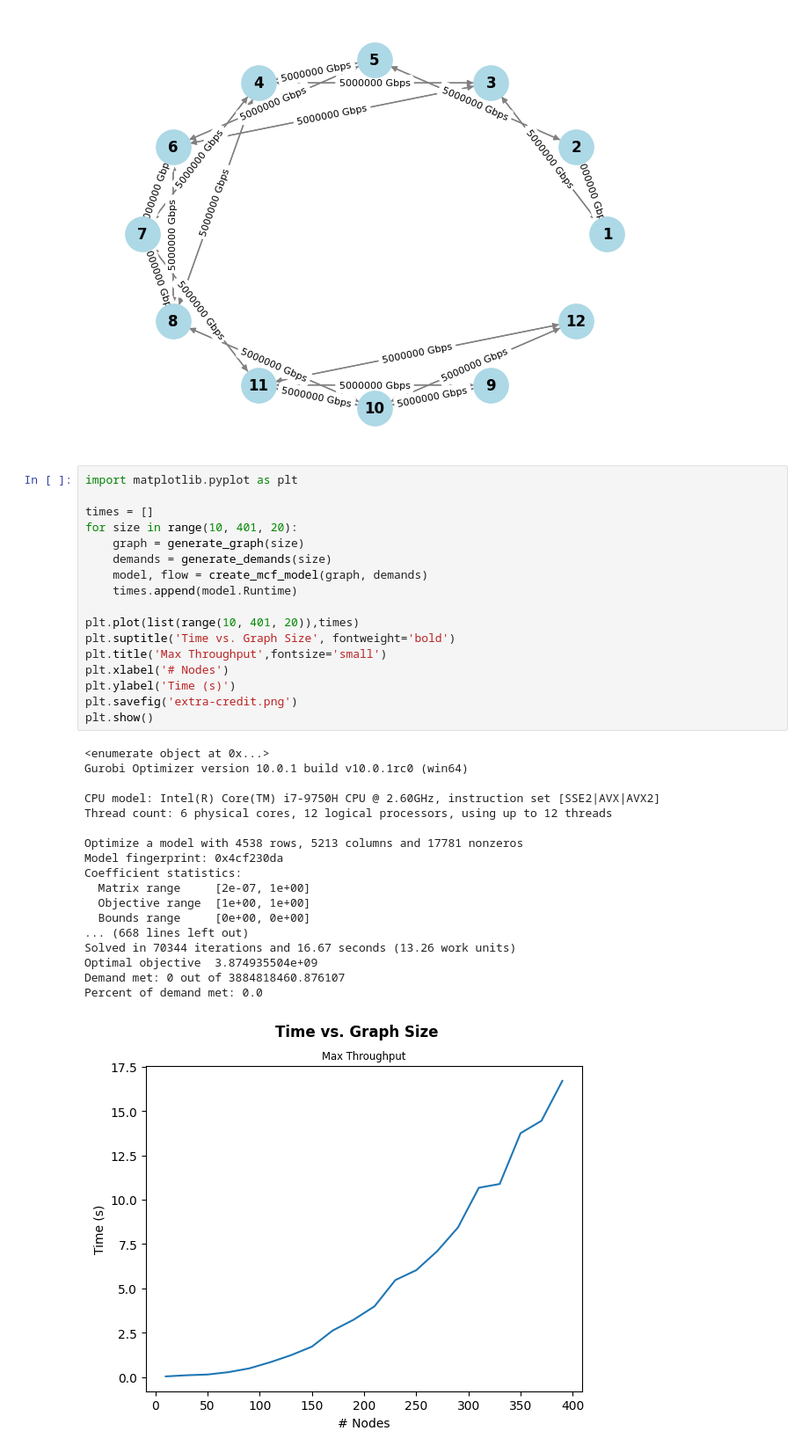
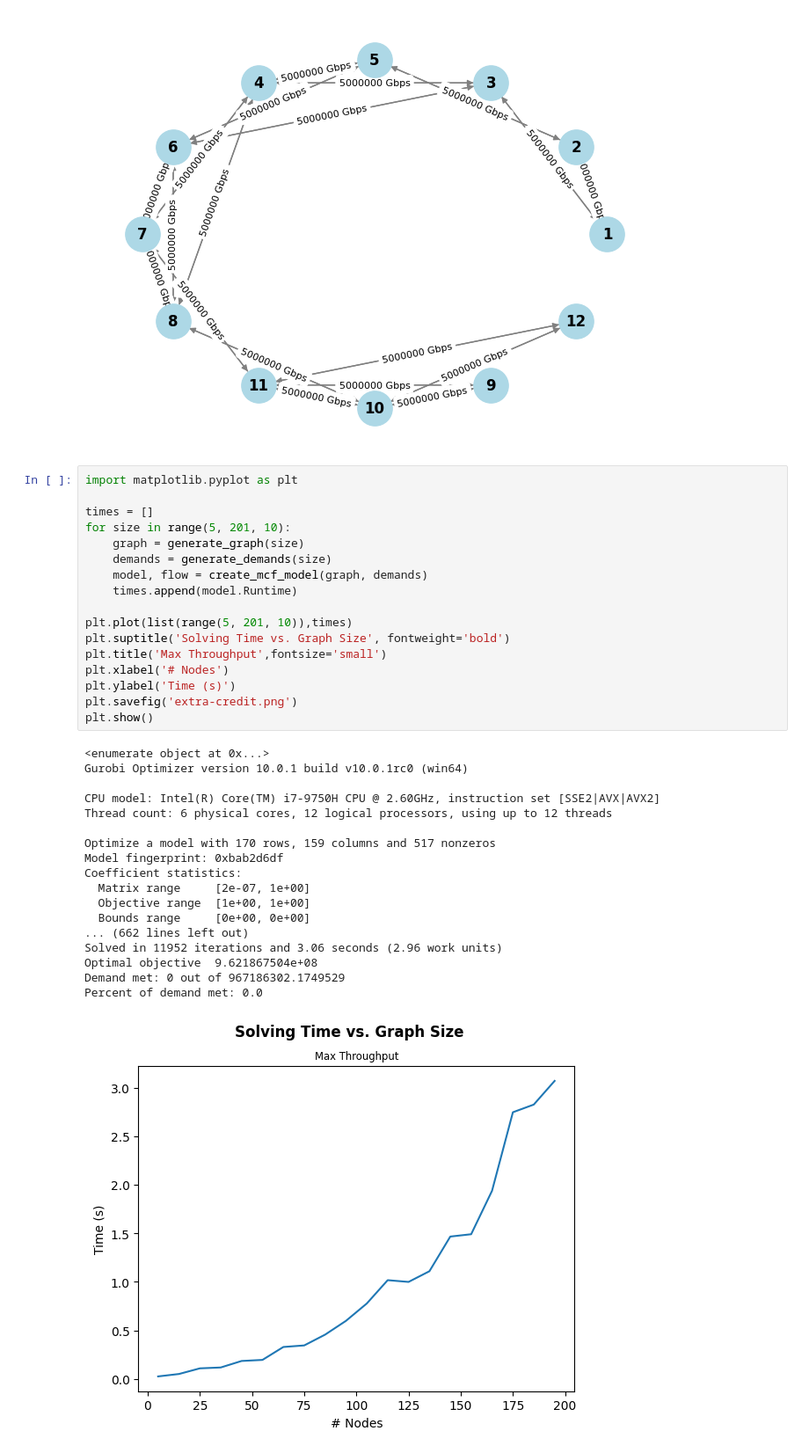
Before and after one commit to richardshkimm/te-project-dao, a Jupyter notebook: graphs.ipynb, the cells around one changed output. Shown: that part at 88% size. Drawn from its saved outputs; the diff is of its cells as text.

Commit message:
updated graph

```diff
--- a/graphs.ipynb
+++ b/graphs.ipynb
@@ -8,36 +8,36 @@ draw(graph)
 # %%
 import matplotlib.pyplot as plt
 
 times = []
-for size in range(10, 401, 20):
+for size in range(5, 201, 10):
     graph = generate_graph(size)
     demands = generate_demands(size)
     model, flow = create_mcf_model(graph, demands)
     times.append(model.Runtime)
 
-plt.plot(list(range(10, 401, 20)),times)
-plt.suptitle('Time vs. Graph Size', fontweight='bold')
+plt.plot(list(range(5, 201, 10)),times)
+plt.suptitle('Solving Time vs. Graph Size', fontweight='bold')
 plt.title('Max Throughput',fontsize='small')
 plt.xlabel('# Nodes')
 plt.ylabel('Time (s)')
 plt.savefig('extra-credit.png')
 plt.show()
 # %% [output]
 <enumerate object at 0x...>
 Gurobi Optimizer version 10.0.1 build v10.0.1rc0 (win64)
 
 CPU model: Intel(R) Core(TM) i7-9750H CPU @ 2.60GHz, instruction set [SSE2|AVX|AVX2]
 Thread count: 6 physical cores, 12 logical processors, using up to 12 threads
 
-Optimize a model with 4538 rows, 5213 columns and 17781 nonzeros
-Model fingerprint: 0x4cf230da
+Optimize a model with 170 rows, 159 columns and 517 nonzeros
+Model fingerprint: 0xbab2d6df
 Coefficient statistics:
   Matrix range     [2e-07, 1e+00]
   Objective range  [1e+00, 1e+00]
   Bounds range     [0e+00, 0e+00]
-... (668 lines left out)
-Solved in 70344 iterations and 16.67 seconds (13.26 work units)
-Optimal objective  3.874935504e+09
-Demand met: 0 out of 3884818460.876107
+... (662 lines left out)
+Solved in 11952 iterations and 3.06 seconds (2.96 work units)
+Optimal objective  9.621867504e+08
+Demand met: 0 out of 967186302.1749529
 Percent of demand met: 0.0
-[figure, old version]
+[figure, new version]
```
Also changed, not shown: 1 other file.
